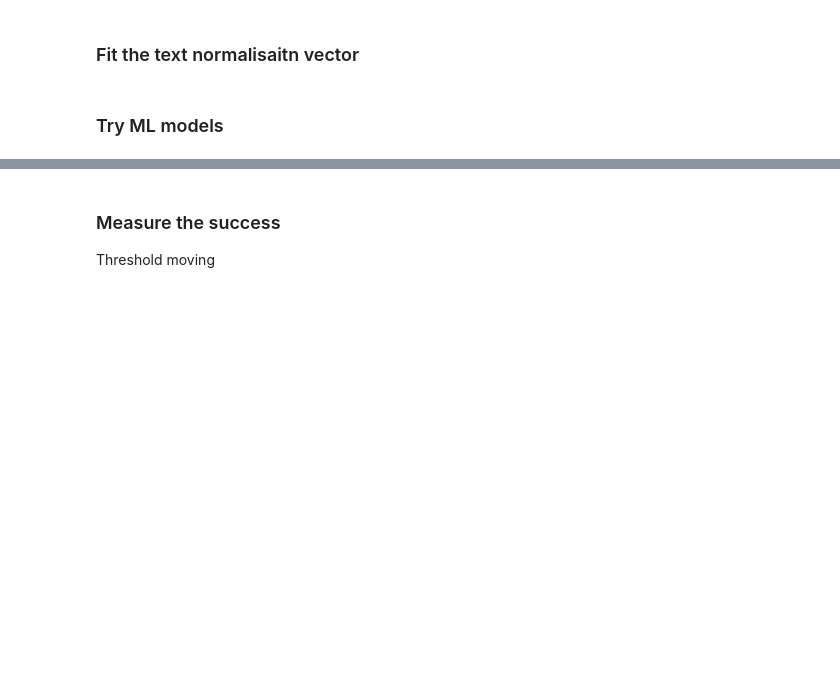
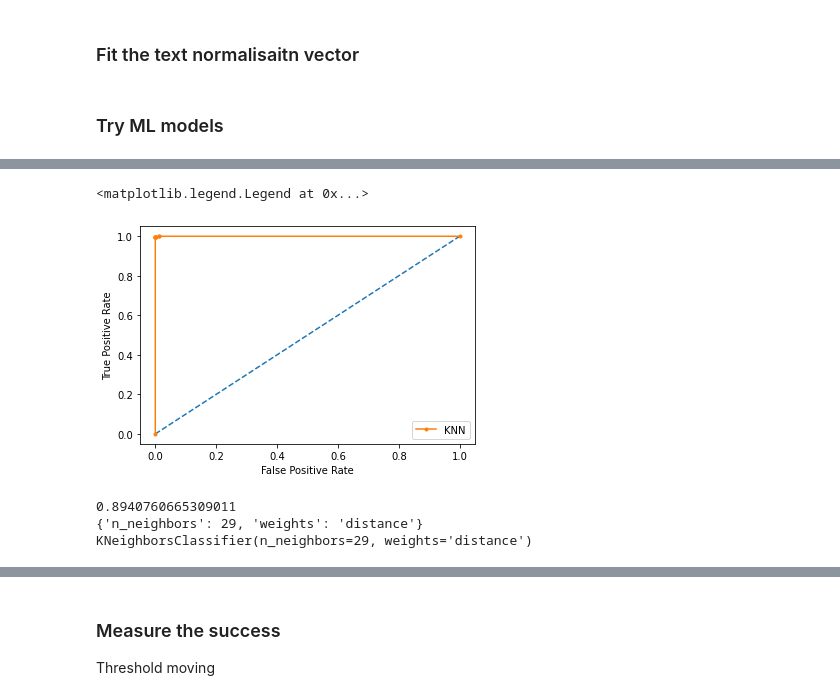
Before and after one commit to catherinedoudou/Classifiction-Waterstones, a Jupyter notebook: modeling.ipynb, the cells around one changed output, grey strips where cells are left out. Cells and saved outputs as stored; diff of their text form; code cells hidden in the pictures; blank space fills up the shorter version.

```diff
--- a/modeling.ipynb
+++ b/modeling.ipynb
@@ -120,0 +166,39 @@ KNeighborsClassifier(n_neighbors=29)
+# %%
+from sklearn.metrics import  roc_curve   ###  plot Roc Curve
+# predict probabilities
+yhat = knn.predict_proba(X_train_tf)
+# keep probabilities for the positive outcome only
+yhat = yhat[:, 1]
+# calculate roc curves
+fpr, tpr, thresholds = roc_curve(y_train, yhat)
+# plot the roc curve for the model
+plt.plot([0,1], [0,1], linestyle='--')
+plt.plot(fpr, tpr, marker='.', label='KNN')
+# axis labels
+plt.xlabel('False Positive Rate')
+plt.ylabel('True Positive Rate')
+plt.legend()
+# show the plot
+# %% [output]
+<matplotlib.legend.Legend at 0x...>
+[figure, added]
+# %%
+#hyperparameter tuning for knn
+k_range = list(range(1,31))
+weight_options = ["uniform", "distance"]
+
+param_grid = dict(n_neighbors = k_range, weights = weight_options)
+#print (param_grid)
+knn = KNeighborsClassifier()
+
+grid = GridSearchCV(knn, param_grid, cv = 10, scoring = 'accuracy') ### using GridSearchCV method
+grid.fit(X_validation_tf, y_validation)
+
+
+print(grid.best_score_)
+print(grid.best_params_) ###
+print(grid.best_estimator_)
+# %% [output]
+0.8940760665309011
+{'n_neighbors': 29, 'weights': 'distance'}
+KNeighborsClassifier(n_neighbors=29, weights='distance')
```
Also changed, not shown: parts of 24 cells of this notebook.
